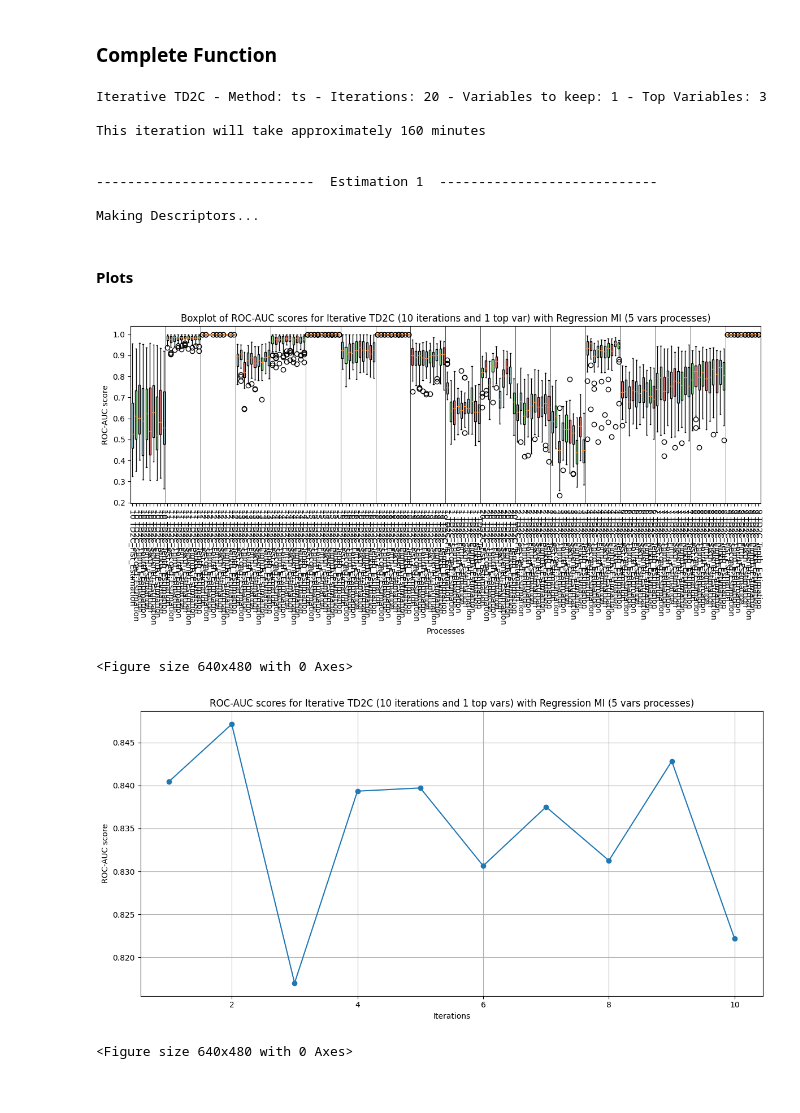
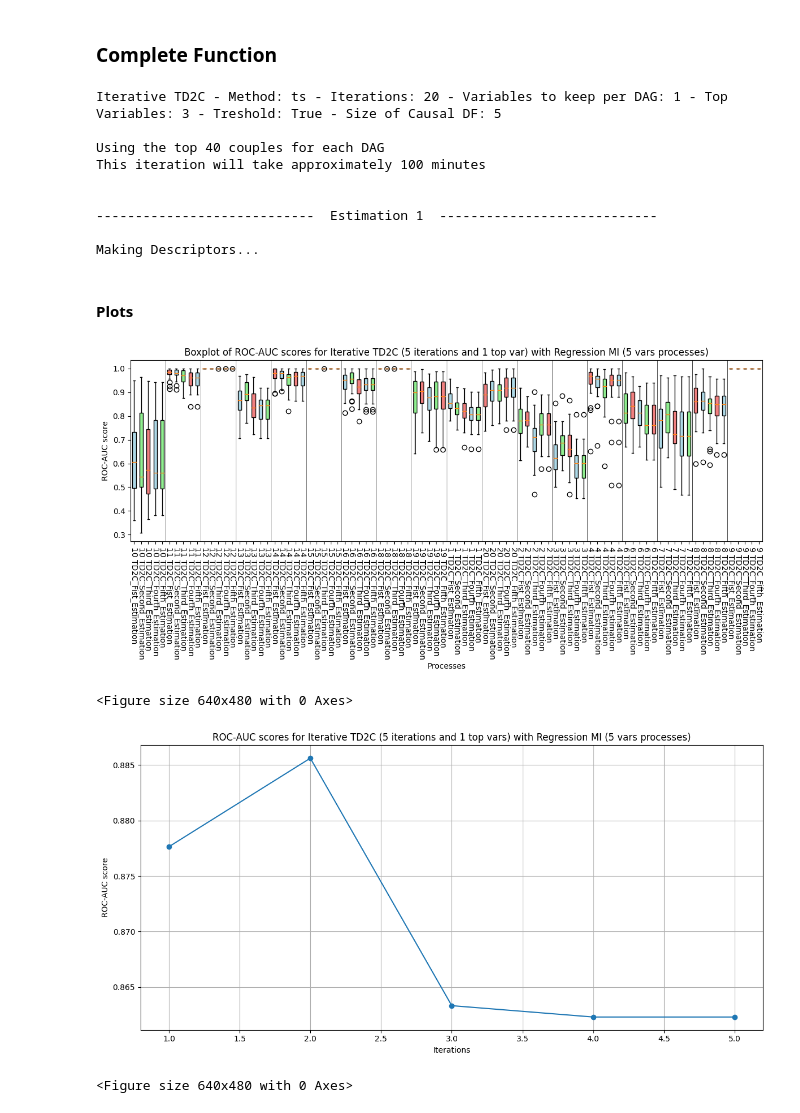
Before and after one commit to jacopoUCL/td2c, a Jupyter notebook: notebooks/contributions/td2c_extesions/IterativeTD2C.ipynb, the cells around one changed output. Drawn from its saved outputs; the diff is of its cells as text; code cells hidden in the pictures.

```diff
--- a/notebooks/contributions/td2c_extesions/IterativeTD2C.ipynb
+++ b/notebooks/contributions/td2c_extesions/IterativeTD2C.ipynb
@@ -43,7 +43,7 @@ from d2c.benchmark import D2CWrapper
 N_JOBS = 40 # number of jobs to run in parallel. For D2C, parallelism is implemented at the observation level: each observation from a single file is processed in parallel
 SEED = 42 # random seed for reproducibility
 MB_SIZE = 2 # size to consider when estimating the markov blanket. This is only useful if the MB is actually estimated
-COUPLES_TO_CONSIDER_PER_DAG = -1 # edges that are considered in total to compute descriptors, for each TS. This can speed up the process. If set to -1, all possible edges are considered
+COUPLES_TO_CONSIDER_PER_DAG = 40 # edges that are considered in total to compute descriptors, for each TS. This can speed up the process. If set to -1, all possible edges are considered
 maxlags = 5 # maximum lags to consider when considering variable couples
 noise_std_filter = 0.01  # Example noise standard deviation to filter
 max_neighborhood_size_filter = 2  # Example filter for neighborhood size
@@ -1348,14 +1415,15 @@ def iterative_td2c(method = 'ts', k = 1, it = 3, top_vars = 3, data_folder = 'ho
         print(causal_df_unif_1)
         print()
 # %%
-iterative_td2c(method = 'ts', k = 1, it = 20, top_vars=3,
+iterative_td2c(method = 'ts', k = 1, it = 20, top_vars=3, treshold = True, treshold_value = 0.9, size_causal_df = 5,
                data_folder = '/home/jpalombarini/td2c/notebooks/contributions/td2c_extesions/data/to_use/',
                descr_folder = '/home/jpalombarini/td2c/notebooks/contributions/td2c_extesions/descriptors/Regression/TD2C/try_complete_function/',
                results_folder = '/home/jpalombarini/td2c/notebooks/contributions/td2c_extesions/results/Regression/try_complete_function/')
 # %% [output]
-Iterative TD2C - Method: ts - Iterations: 20 - Variables to keep: 1 - Top Variables: 3
+Iterative TD2C - Method: ts - Iterations: 20 - Variables to keep per DAG: 1 - Top Variables: 3 - Treshold: True - Size of Causal DF: 5
 
-This iteration will take approximately 160 minutes
+Using the top 40 couples for each DAG
+This iteration will take approximately 100 minutes
 
 
 ----------------------------  Estimation 1  ----------------------------
@@ -1412,6 +1480,6 @@ with open(os.path.join(input_folder_10, f'journal_results_td2c_R_N5.pkl'), 'rb')
 # %%
 k = 1
-it = 10
+it = 5
 method = 'TD2C'
 
 # ROC-AUC scores PLOTS
@@ -1420,11 +1488,11 @@ df2 = pd.DataFrame(TD2C_2_rocs_process)
 df3 = pd.DataFrame(TD2C_3_rocs_process)
 df4 = pd.DataFrame(TD2C_4_rocs_process)
 df5 = pd.DataFrame(TD2C_5_rocs_process)
-df6 = pd.DataFrame(TD2C_6_rocs_process)
-df7 = pd.DataFrame(TD2C_7_rocs_process)
-df8 = pd.DataFrame(TD2C_8_rocs_process)
-df9 = pd.DataFrame(TD2C_9_rocs_process)
-df10 = pd.DataFrame(TD2C_10_rocs_process)
+# df6 = pd.DataFrame(TD2C_6_rocs_process)
+# df7 = pd.DataFrame(TD2C_7_rocs_process)
+# df8 = pd.DataFrame(TD2C_8_rocs_process)
+# df9 = pd.DataFrame(TD2C_9_rocs_process)
+# df10 = pd.DataFrame(TD2C_10_rocs_process)
 
 # Combine data for boxplot
 combined_data = []
@@ -1435,11 +1503,11 @@ for col in df1.columns:
     combined_data.append(df3[col])
     combined_data.append(df4[col])
     combined_data.append(df5[col])
-    combined_data.append(df6[col])
-    combined_data.append(df7[col])
-    combined_data.append(df8[col])
-    combined_data.append(df9[col])
-    combined_data.append(df10[col])
+    # combined_data.append(df6[col])
+    # combined_data.append(df7[col])
+    # combined_data.append(df8[col])
+    # combined_data.append(df9[col])
+    # combined_data.append(df10[col])
 
 # Create labels for x-axis
 labels = []
@@ -1448,43 +1516,43 @@ for col in df1.columns:
     labels.append(f'{col} TD2C_Second_Estimation')
     labels.append(f'{col} TD2C_Third_Estimation')
     labels.append(f'{col} TD2C_Fourth_Estimation')
     labels.append(f'{col} TD2C_Fifth_Estimation')
-    labels.append(f'{col} TD2C_Sixth_Estimation')
-    labels.append(f'{col} TD2C_Seventh_Estimation')
-    labels.append(f'{col} TD2C_Eighth_Estimation')
-    labels.append(f'{col} TD2C_Ninth_Estimation')
-    labels.append(f'{col} TD2C_Tenth_Estimation')
+    # labels.append(f'{col} TD2C_Sixth_Estimation')
+    # labels.append(f'{col} TD2C_Seventh_Estimation')
+    # labels.append(f'{col} TD2C_Eighth_Estimation')
+    # labels.append(f'{col} TD2C_Ninth_Estimation')
+    # labels.append(f'{col} TD2C_Tenth_Estimation')
 
 # Plotting
 plt.figure(figsize=(12, 6))
 box = plt.boxplot(combined_data, patch_artist=True)
 
 # Color customization
 colors = ['lightblue', 'lightgreen', 'lightcoral']
 for patch, i in zip(box['boxes'], range(len(box['boxes']))):
     patch.set_facecolor(colors[i % 3])
 
 plt.xticks(range(1, len(labels) + 1), labels, rotation=-90)
 plt.title(f'Boxplot of ROC-AUC scores for Iterative {method} ({it} iterations and {k} top var) with Regression MI (5 vars processes)')
 plt.xlabel('Processes')
 plt.ylabel('ROC-AUC score')
 plt.tight_layout()
 
 # a vertical line every it columns
 for i in range(it, len(labels), it):
     plt.axvline(i + 0.5, color='black', linewidth=0.5)
 
 plt.show()
 
 # save plot
 output_folder = '/home/jpalombarini/td2c/notebooks/contributions/td2c_extesions/results/Regression/try_complete_function/plots/'
 plt.savefig(output_folder + f'boxplot_roc_auc_scores_{method}_iterative_{it}_iterations_{k}_top_var.pdf')
 # %% [output]
-[figure, old version]
+[figure, new version]
 <Figure size 640x480 with 0 Axes>
 # %%
 k = 1
-it = 10
+it = 5
 method = 'TD2C'
 
 roc1 = df1.mean().mean()
@@ -1492,14 +1560,14 @@ roc2 = df2.mean().mean()
 roc3 = df3.mean().mean()
 roc4 = df4.mean().mean()
 roc5 = df5.mean().mean()
-roc6 = df6.mean().mean()
-roc7 = df7.mean().mean()
-roc8 = df8.mean().mean()
-roc9 = df9.mean().mean()
-roc10 = df10.mean().mean()
+# roc6 = df6.mean().mean()
+# roc7 = df7.mean().mean()
+# roc8 = df8.mean().mean()
+# roc9 = df9.mean().mean()
+# roc10 = df10.mean().mean()
 
 # make a vector with roc scores
-roc_scores = [roc1, roc2, roc3, roc4, roc5, roc6, roc7, roc8, roc9, roc10] #
+roc_scores = [roc1, roc2, roc3, roc4, roc5] # , roc6, roc7, roc8, roc9, roc10
 
 # line plot of the roc scores with iterations numbers on x-axis
 plt.figure(figsize=(12, 6))
@@ -1515,7 +1583,7 @@ plt.show()
 output_folder = '/home/jpalombarini/td2c/notebooks/contributions/td2c_extesions/results/Regression/try_complete_function/plots/'
 plt.savefig(output_folder + f'ROC_AUC_scores_TD2C_{method}_{it}_iterations_{k}_top_vars.pdf')
 # %% [output]
-[figure, old version]
+[figure, new version]
 <Figure size 640x480 with 0 Axes>
 # %%
 # print the average roc scores for each iteration in the same df
```
Also changed, not shown: parts of 3 cells of this notebook, 1 other file.
